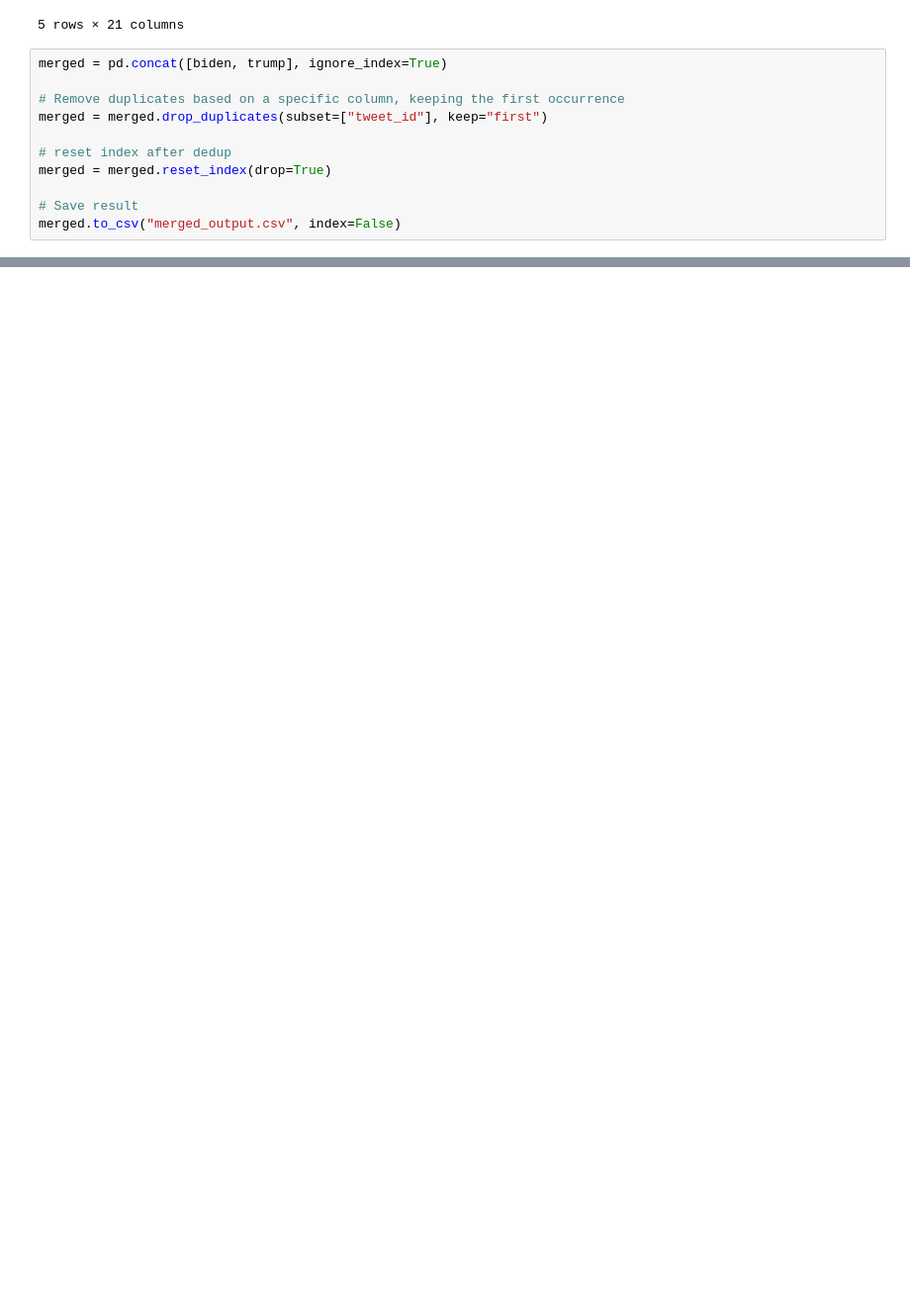
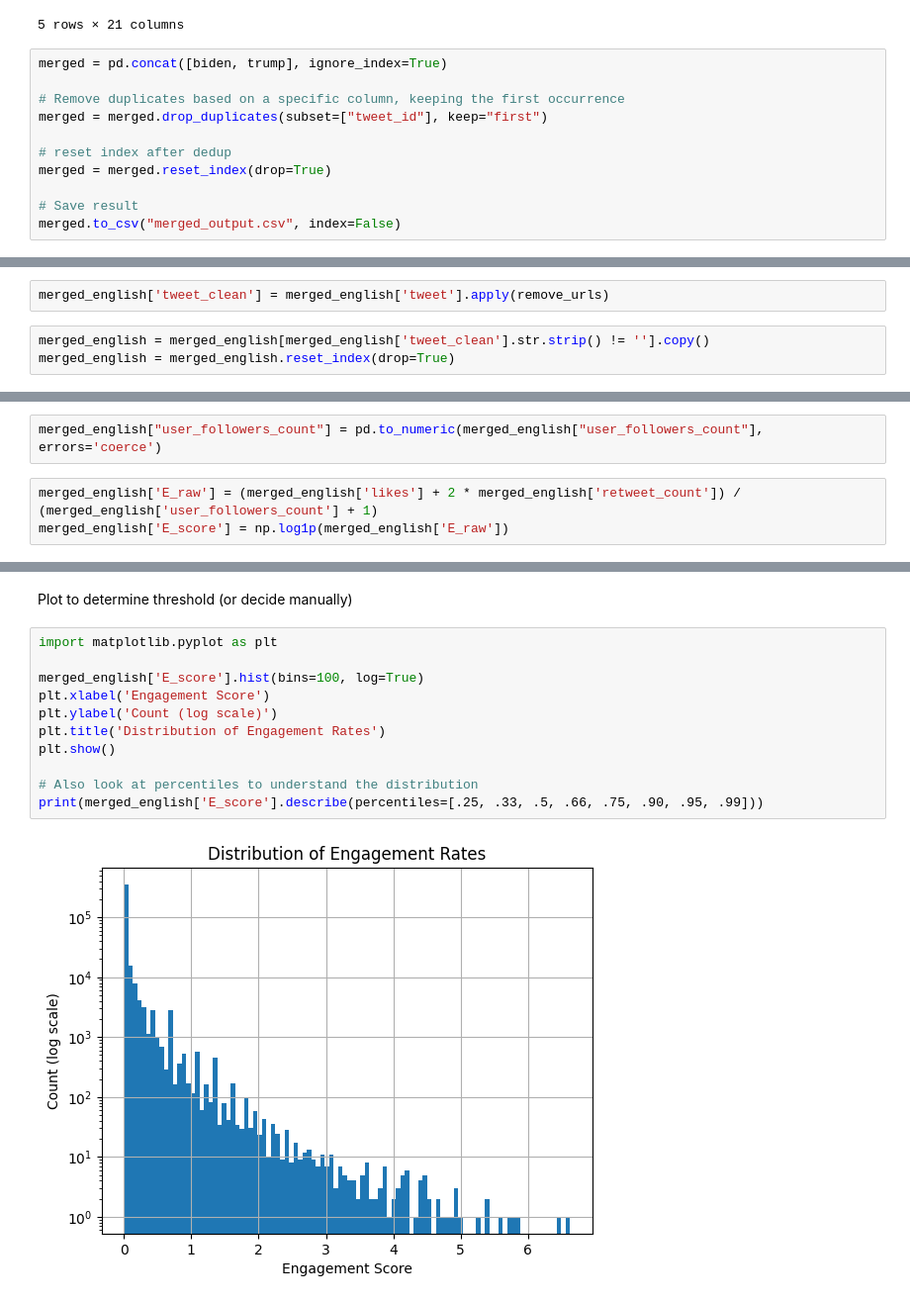
Before and after one commit to marcussleongg/twitter_political_sentiment_analysis, a Jupyter notebook: notebooks/analysis.ipynb, the cells around one changed output, grey strips where cells are left out. Shown at 99% size. Drawn from its saved outputs; the diff is of its cells as text; blank space fills up the shorter version.

Commit message:
Calculate engagement scores

```diff
--- a/notebooks/analysis.ipynb
+++ b/notebooks/analysis.ipynb
@@ -421,0 +475,5 @@ merged.to_csv("merged_output.csv", index=False)
+# %%
+merged_english['tweet_clean'] = merged_english['tweet'].apply(remove_urls)
+# %%
+merged_english = merged_english[merged_english['tweet_clean'].str.strip() != ''].copy()
+merged_english = merged_english.reset_index(drop=True)
@@ -421,0 +506,5 @@ merged.to_csv("merged_output.csv", index=False)
+# %%
+merged_english["user_followers_count"] = pd.to_numeric(merged_english["user_followers_count"], errors='coerce')
+# %%
+merged_english['E_raw'] = (merged_english['likes'] + 2 * merged_english['retweet_count']) / (merged_english['user_followers_count'] + 1)
+merged_english['E_score'] = np.log1p(merged_english['E_raw'])
@@ -421,0 +521,15 @@ merged.to_csv("merged_output.csv", index=False)
+# %% [markdown]
+Plot to determine threshold (or decide manually)
+# %%
+import matplotlib.pyplot as plt
+
+merged_english['E_score'].hist(bins=100, log=True)
+plt.xlabel('Engagement Score')
+plt.ylabel('Count (log scale)')
+plt.title('Distribution of Engagement Rates')
+plt.show()
+
+# Also look at percentiles to understand the distribution
+print(merged_english['E_score'].describe(percentiles=[.25, .33, .5, .66, .75, .90, .95, .99]))
+# %% [output]
+[figure, added]
```
Also changed, not shown: parts of 32 cells of this notebook.
